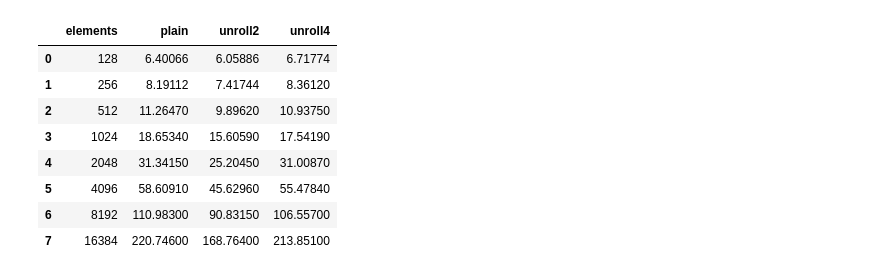
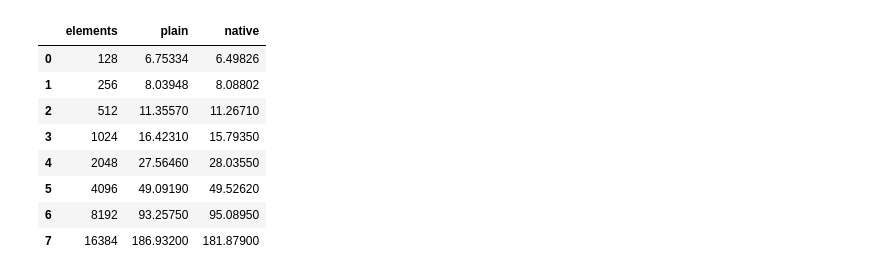
Before and after one commit to FedericoBustaffa/master, a Jupyter notebook: spm/assignment1/notebook.ipynb, the cells around one changed output. Drawn from its saved outputs; the diff is of its cells as text; code cells hidden in the pictures.

```diff
--- a/spm/assignment1/notebook.ipynb
+++ b/spm/assignment1/notebook.ipynb
@@ -1,25 +1,23 @@
 # %%
 import pandas as pd
 
-plain = pd.read_csv("plain.csv")
-unroll2 = pd.read_csv("unroll2.csv")
-unroll4 = pd.read_csv("unroll4.csv")
+plain = pd.read_csv("results/plain.csv")
+native = pd.read_csv("results/native.csv")
 df = plain
 df.rename(columns={"time": "plain"}, inplace=True)
 df["plain"] = df["plain"] * 1e6
-df["unroll2"] = unroll2["time"] * 1e6
-df["unroll4"] = unroll4["time"] * 1e6
+df["native"] = native["time"] * 1e6
 df
 # %% [output]
-|  | elements | plain | unroll2 | unroll4 |
-| 0 | 128 | 6.40066 | 6.05886 | 6.71774 |
-| 1 | 256 | 8.19112 | 7.41744 | 8.36120 |
-| 2 | 512 | 11.26470 | 9.89620 | 10.93750 |
-| 3 | 1024 | 18.65340 | 15.60590 | 17.54190 |
-| 4 | 2048 | 31.34150 | 25.20450 | 31.00870 |
-| 5 | 4096 | 58.60910 | 45.62960 | 55.47840 |
-| 6 | 8192 | 110.98300 | 90.83150 | 106.55700 |
-| 7 | 16384 | 220.74600 | 168.76400 | 213.85100 |
+|  | elements | plain | native |
+| 0 | 128 | 6.75334 | 6.49826 |
+| 1 | 256 | 8.03948 | 8.08802 |
+| 2 | 512 | 11.35570 | 11.26710 |
+| 3 | 1024 | 16.42310 | 15.79350 |
+| 4 | 2048 | 27.56460 | 28.03550 |
+| 5 | 4096 | 49.09190 | 49.52620 |
+| 6 | 8192 | 93.25750 | 95.08950 |
+| 7 | 16384 | 186.93200 | 181.87900 |
 # %%
 import matplotlib.pyplot as plt
 
```
Also changed, not shown: parts of 14 cells of this notebook, 11 other files.
